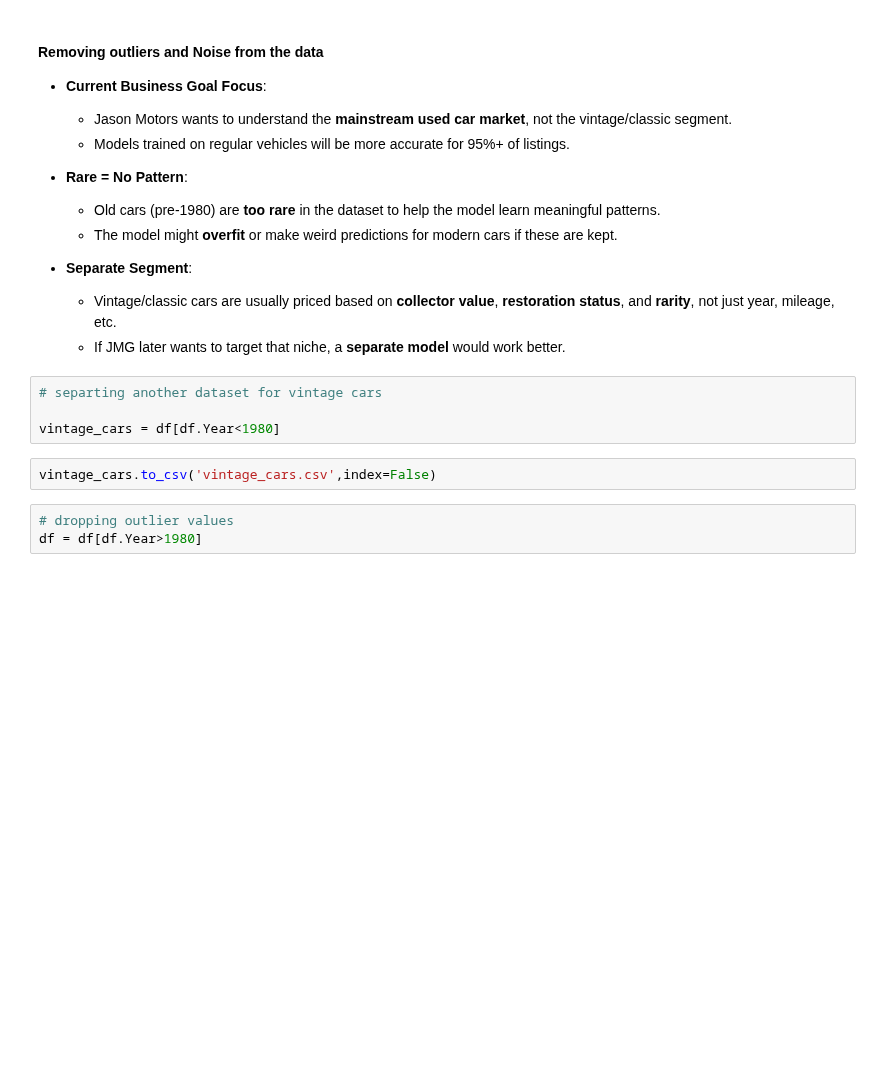
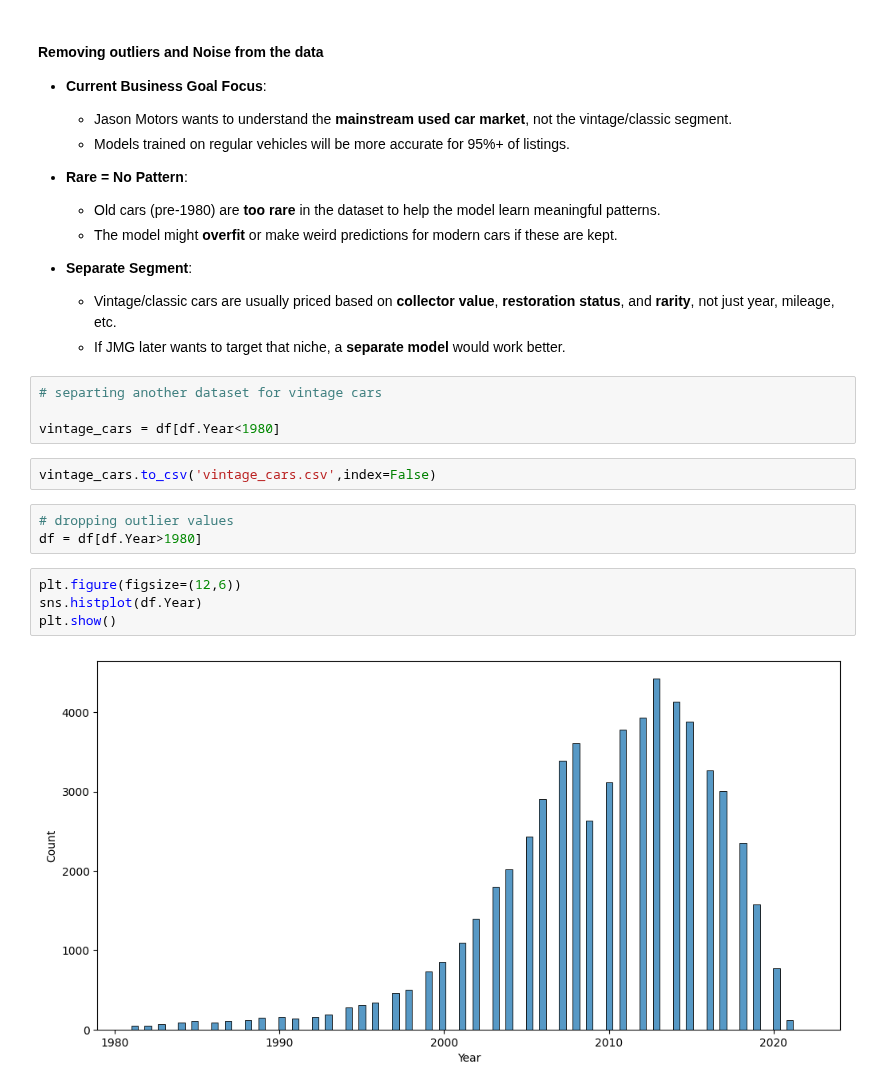
Before and after one commit to anshumbanga/Jason-Motor-Group, a Jupyter notebook: Jason Motor Group.ipynb, the cells around one changed output. Saved outputs shown, nothing was run; the diff lists cells and outputs as text; blank space fills up the shorter version.

```diff
--- a/Jason Motor Group.ipynb
+++ b/Jason Motor Group.ipynb
@@ -265,3 +265,9 @@ vintage_cars.to_csv('vintage_cars.csv',index=False)
 # %%
 # dropping outlier values
 df = df[df.Year>1980]
+# %%
+plt.figure(figsize=(12,6))
+sns.histplot(df.Year)
+plt.show()
+# %% [output]
+[figure, added]
```
Also changed, not shown: parts of 3 cells of this notebook.
